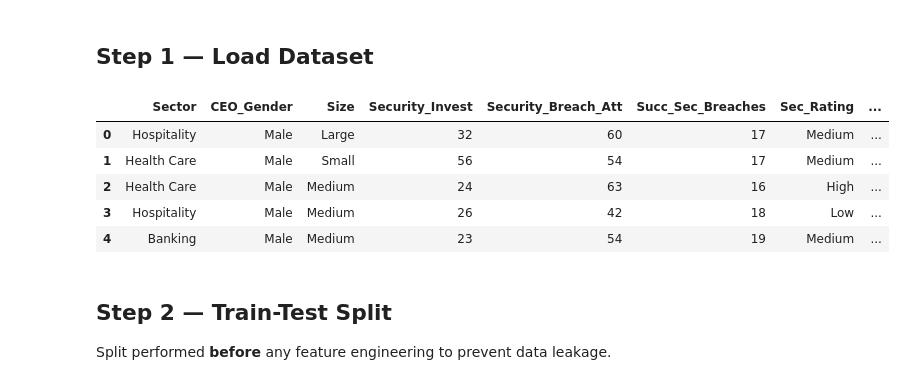
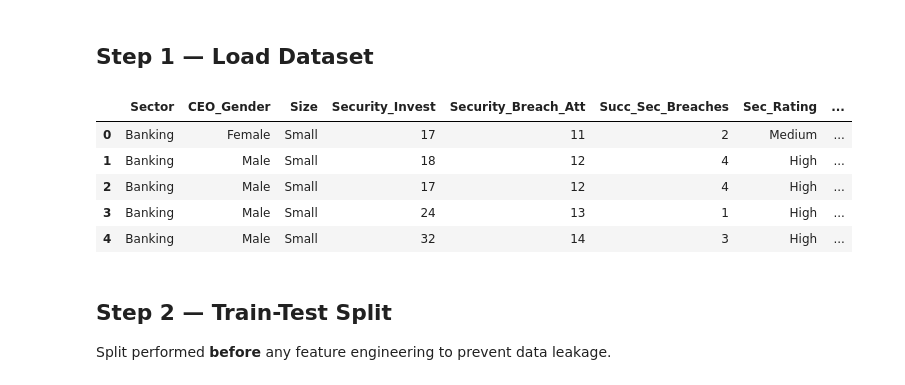
Before and after one commit to eddiejaques/ml-code-samples, a Jupyter notebook: Security Breaches Dataset/data_logistic_regression.ipynb, the cells around one changed output. Drawn from its saved outputs; the diff is of its cells as text; code cells hidden in the pictures.

```diff
--- a/Security Breaches Dataset/data_logistic_regression.ipynb
+++ b/Security Breaches Dataset/data_logistic_regression.ipynb
@@ -42,21 +42,21 @@ Predict whether a company is **listed on the stock market (Yes/No)** using all a
 # %%
 #LOAD THE DATASET
 
 
 import pandas as pd
 
-file_url = "https://raw.githubusercontent.com/eddiejaques/ml-code-samples/refs/heads/main/Security%20Breaches%20Dataset/security_data_10000V2.csv"
+file_url = "https://raw.githubusercontent.com/eddiejaques/ml-code-samples/refs/heads/main/Security%20Breaches%20Dataset/security_data.csv"
 
 security_df = pd.read_csv(file_url)
 
 security_df.head()
 # %% [output]
 |  | Sector | CEO_Gender | Size | Security_Invest | Security_Breach_Att | Succ_Sec_Breaches | Sec_Rating | ... |
-| 0 | Hospitality | Male | Large | 32 | 60 | 17 | Medium | ... |
-| 1 | Health Care | Male | Small | 56 | 54 | 17 | Medium | ... |
-| 2 | Health Care | Male | Medium | 24 | 63 | 16 | High | ... |
-| 3 | Hospitality | Male | Medium | 26 | 42 | 18 | Low | ... |
-| 4 | Banking | Male | Medium | 23 | 54 | 19 | Medium | ... |
+| 0 | Banking | Female | Small | 17 | 11 | 2 | Medium | ... |
+| 1 | Banking | Male | Small | 18 | 12 | 4 | High | ... |
+| 2 | Banking | Male | Small | 17 | 12 | 4 | High | ... |
+| 3 | Banking | Male | Small | 24 | 13 | 1 | High | ... |
+| 4 | Banking | Male | Small | 32 | 14 | 3 | High | ... |
 # %% [markdown]
 ## Step 2 — Train-Test Split
 Split performed **before** any feature engineering to prevent data leakage.
```
Also changed, not shown: parts of 23 cells of this notebook, 2 other files.
